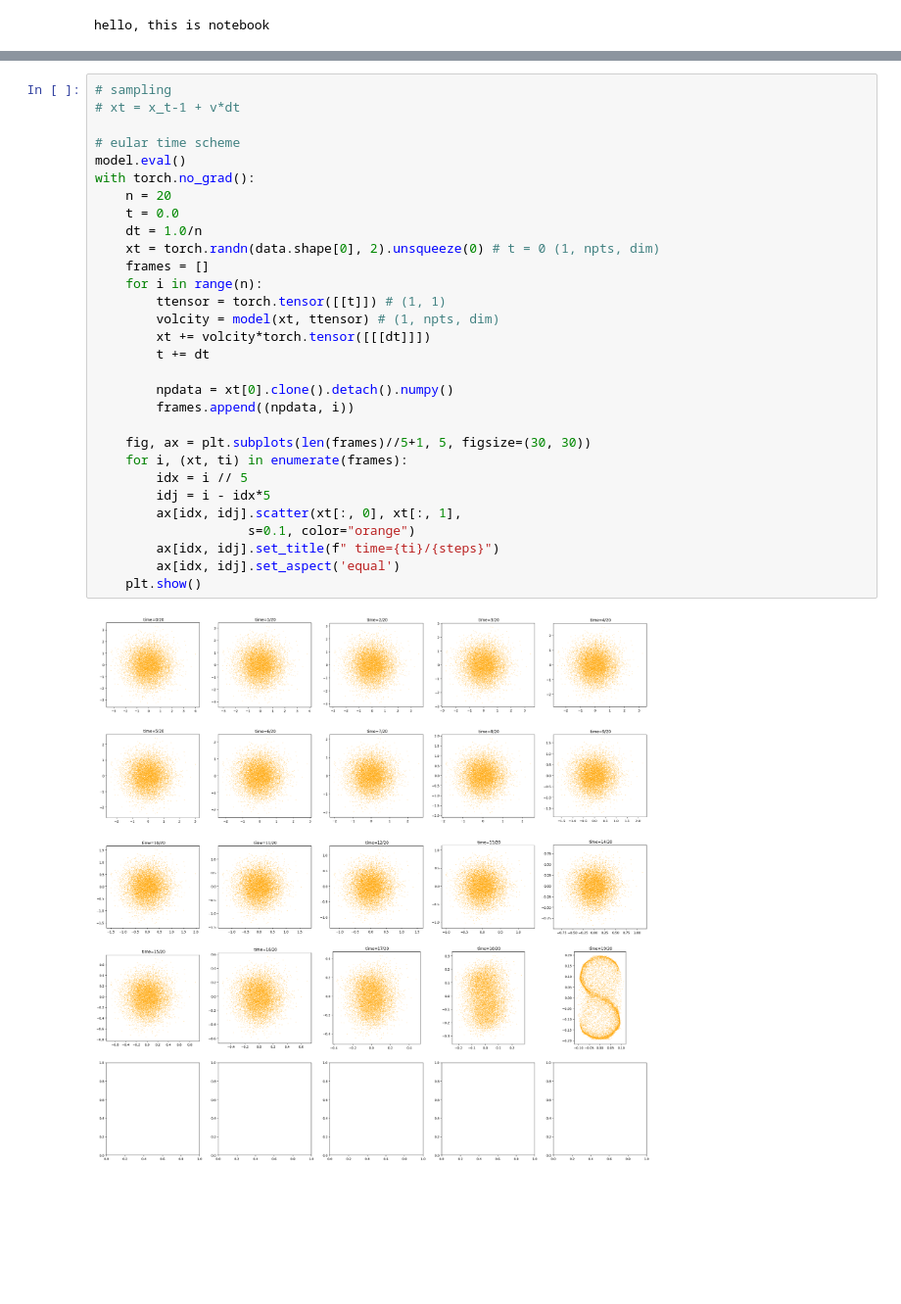
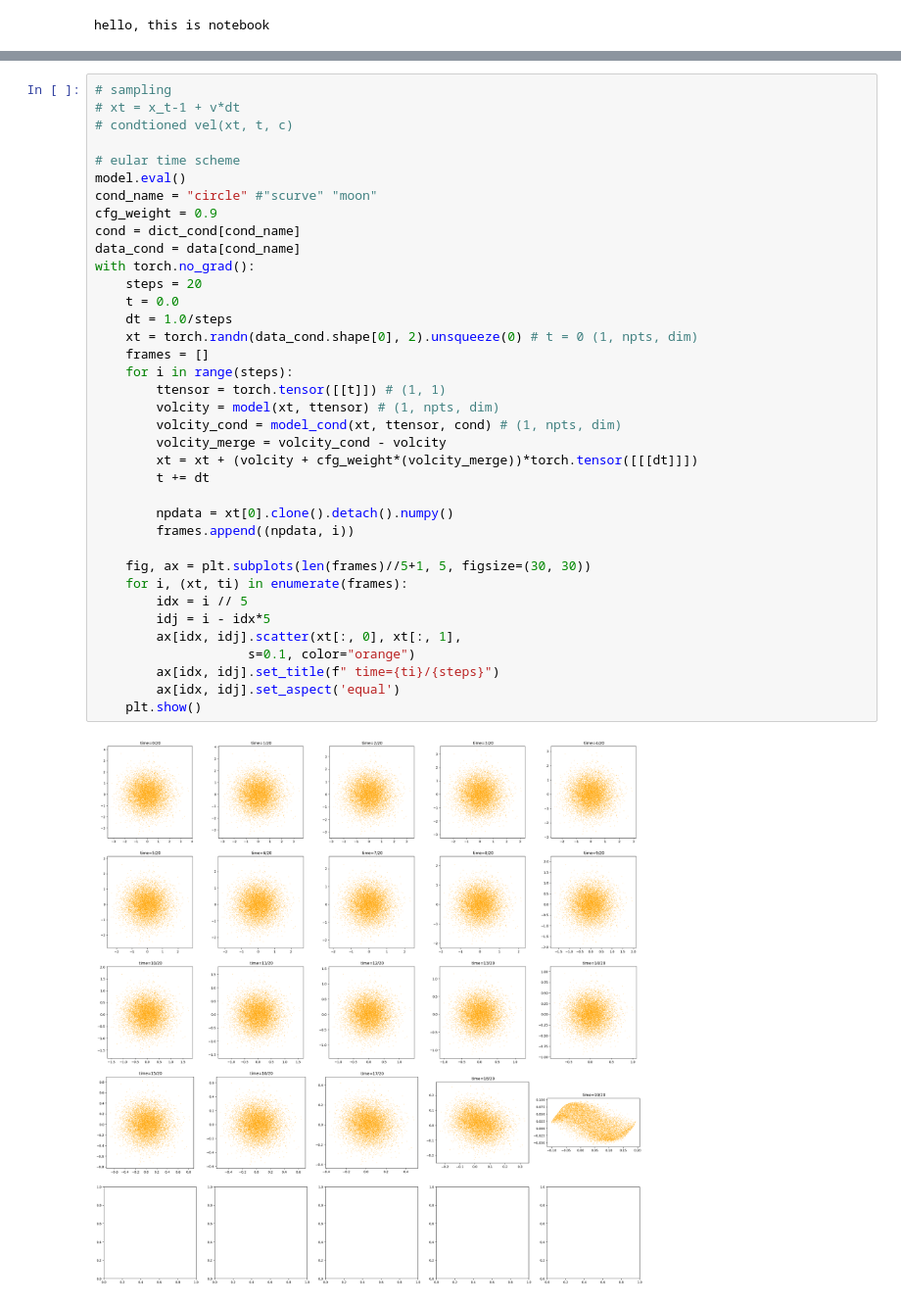
Before and after one commit to acaist/aigc_multimodal_project, a Jupyter notebook: diffusion_flow_notesbook.ipynb, the cells around one changed output, grey strips where cells are left out. Shown at 98% size. Drawn from its saved outputs; the diff is of its cells as text; blank space fills up the shorter version.

```diff
--- a/diffusion_flow_notesbook.ipynb
+++ b/diffusion_flow_notesbook.ipynb
@@ -162,32 +244,39 @@ plt.show()
 # %%
 # sampling
 # xt = x_t-1 + v*dt
+# condtioned vel(xt, t, c)
 
 # eular time scheme
 model.eval()
+cond_name = "circle" #"scurve" "moon"
+cfg_weight = 0.9
+cond = dict_cond[cond_name]
+data_cond = data[cond_name]
 with torch.no_grad():
-    n = 20
+    steps = 20
     t = 0.0
-    dt = 1.0/n
-    xt = torch.randn(data.shape[0], 2).unsqueeze(0) # t = 0 (1, npts, dim)
+    dt = 1.0/steps
+    xt = torch.randn(data_cond.shape[0], 2).unsqueeze(0) # t = 0 (1, npts, dim)
     frames = []
-    for i in range(n):
+    for i in range(steps):
         ttensor = torch.tensor([[t]]) # (1, 1)
         volcity = model(xt, ttensor) # (1, npts, dim)
-        xt += volcity*torch.tensor([[[dt]]])
+        volcity_cond = model_cond(xt, ttensor, cond) # (1, npts, dim)
+        volcity_merge = volcity_cond - volcity
+        xt = xt + (volcity + cfg_weight*(volcity_merge))*torch.tensor([[[dt]]])
         t += dt
 
         npdata = xt[0].clone().detach().numpy()
         frames.append((npdata, i))
 
     fig, ax = plt.subplots(len(frames)//5+1, 5, figsize=(30, 30))
     for i, (xt, ti) in enumerate(frames):
         idx = i // 5
         idj = i - idx*5
         ax[idx, idj].scatter(xt[:, 0], xt[:, 1],
                     s=0.1, color="orange")
         ax[idx, idj].set_title(f" time={ti}/{steps}")
         ax[idx, idj].set_aspect('equal')
     plt.show()
 # %% [output]
-[figure, old version]
+[figure, new version]
```
Also changed, not shown: parts of 4 cells of this notebook, 1 other file.
